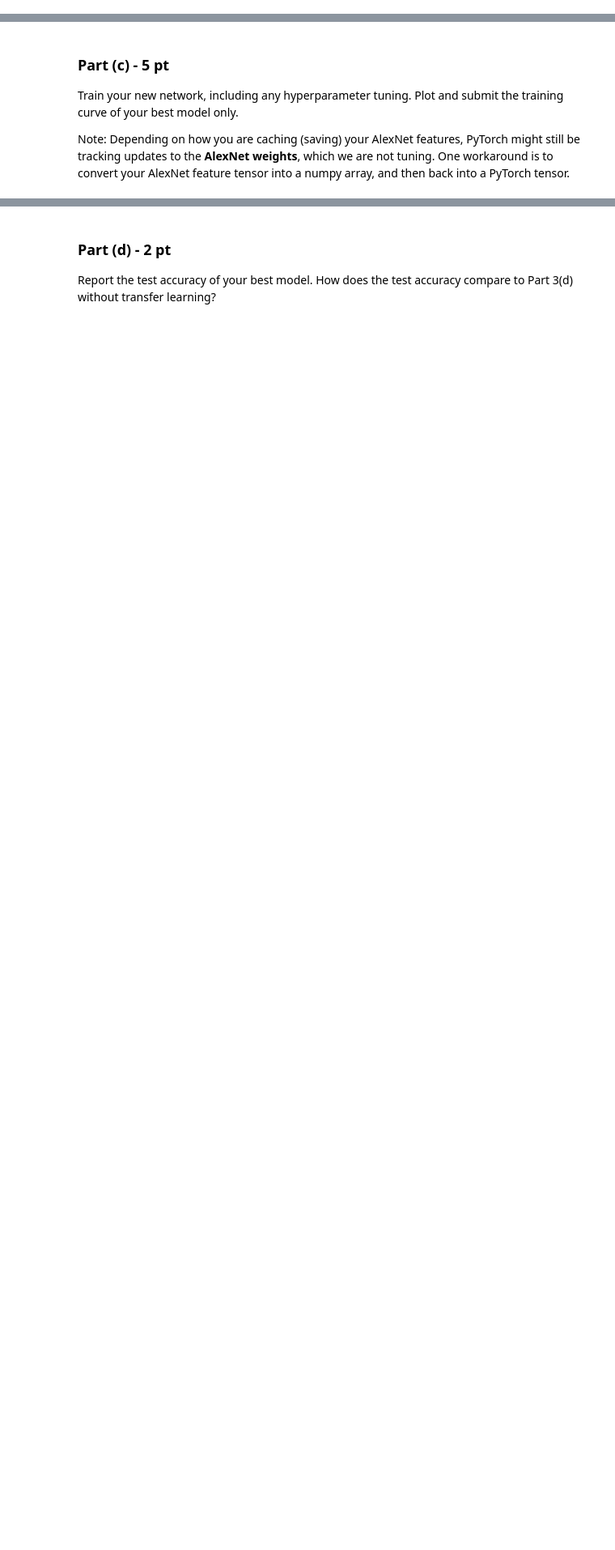
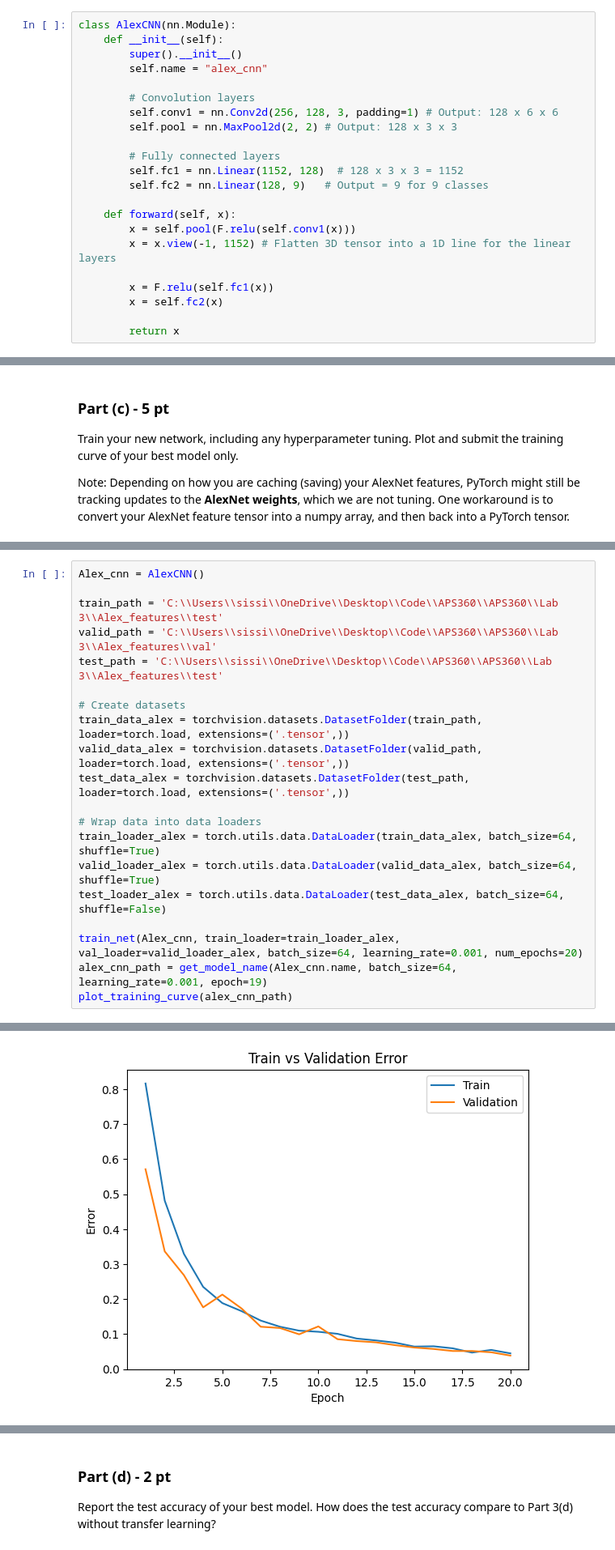
Before and after one commit to sissi820li/Deep-Learning-Project, a Jupyter notebook: Lab 3/Lab 3 Gesture Recognition.ipynb, the cells around one changed output, grey strips where cells are left out. Shown at 81% size. Drawn from its saved outputs; the diff is of its cells as text; blank space fills up the shorter version.

```diff
--- a/Lab 3/Lab 3 Gesture Recognition.ipynb
+++ b/Lab 3/Lab 3 Gesture Recognition.ipynb
@@ -704,0 +750,22 @@ prob = F.softmax(output)
+# %%
+class AlexCNN(nn.Module):
+    def __init__(self):
+        super().__init__()
+        self.name = "alex_cnn"
+
+        # Convolution layers
+        self.conv1 = nn.Conv2d(256, 128, 3, padding=1) # Output: 128 x 6 x 6
+        self.pool = nn.MaxPool2d(2, 2) # Output: 128 x 3 x 3
+
+        # Fully connected layers
+        self.fc1 = nn.Linear(1152, 128)  # 128 x 3 x 3 = 1152
+        self.fc2 = nn.Linear(128, 9)   # Output = 9 for 9 classes
+
+    def forward(self, x):
+        x = self.pool(F.relu(self.conv1(x)))
+        x = x.view(-1, 1152) # Flatten 3D tensor into a 1D line for the linear layers
+
+        x = F.relu(self.fc1(x))
+        x = self.fc2(x)
+
+        return x
@@ -714,0 +786,21 @@ tensor = torch.from_numpy(tensor.detach().numpy())
+# %%
+Alex_cnn = AlexCNN()
+
+train_path = 'C:\\Users\\sissi\\OneDrive\\Desktop\\Code\\APS360\\APS360\\Lab 3\\Alex_features\\test'
+valid_path = 'C:\\Users\\sissi\\OneDrive\\Desktop\\Code\\APS360\\APS360\\Lab 3\\Alex_features\\val'
+test_path = 'C:\\Users\\sissi\\OneDrive\\Desktop\\Code\\APS360\\APS360\\Lab 3\\Alex_features\\test'
+
+# Create datasets
+train_data_alex = torchvision.datasets.DatasetFolder(train_path, loader=torch.load, extensions=('.tensor',))
+valid_data_alex = torchvision.datasets.DatasetFolder(valid_path, loader=torch.load, extensions=('.tensor',))
+test_data_alex = torchvision.datasets.DatasetFolder(test_path, loader=torch.load, extensions=('.tensor',))
+
+# Wrap data into data loaders
+train_loader_alex = torch.utils.data.DataLoader(train_data_alex, batch_size=64, shuffle=True)
+valid_loader_alex = torch.utils.data.DataLoader(valid_data_alex, batch_size=64, shuffle=True)
+test_loader_alex = torch.utils.data.DataLoader(test_data_alex, batch_size=64, shuffle=False)
+
+train_net(Alex_cnn, train_loader=train_loader_alex, val_loader=valid_loader_alex, batch_size=64, learning_rate=0.001, num_epochs=20)
+alex_cnn_path = get_model_name(Alex_cnn.name, batch_size=64, learning_rate=0.001, epoch=19)
+plot_training_curve(alex_cnn_path)
+# %% [output]
@@ -714,0 +824 @@ tensor = torch.from_numpy(tensor.detach().numpy())
+[figure, added]
```
Also changed, not shown: parts of 16 cells of this notebook, 1 other file.
